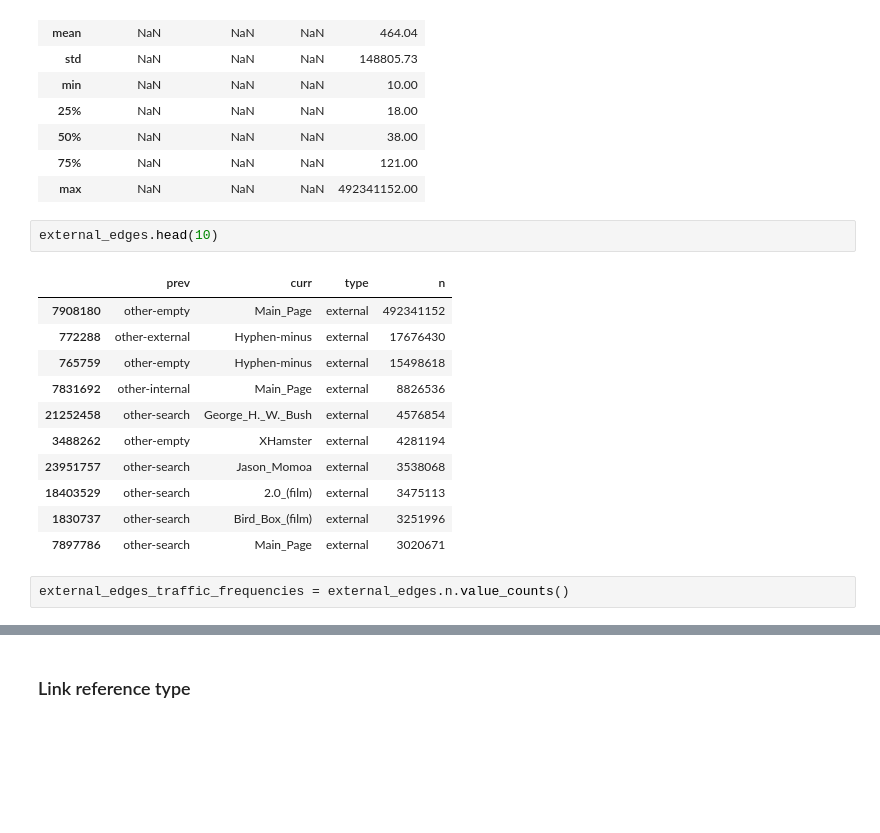
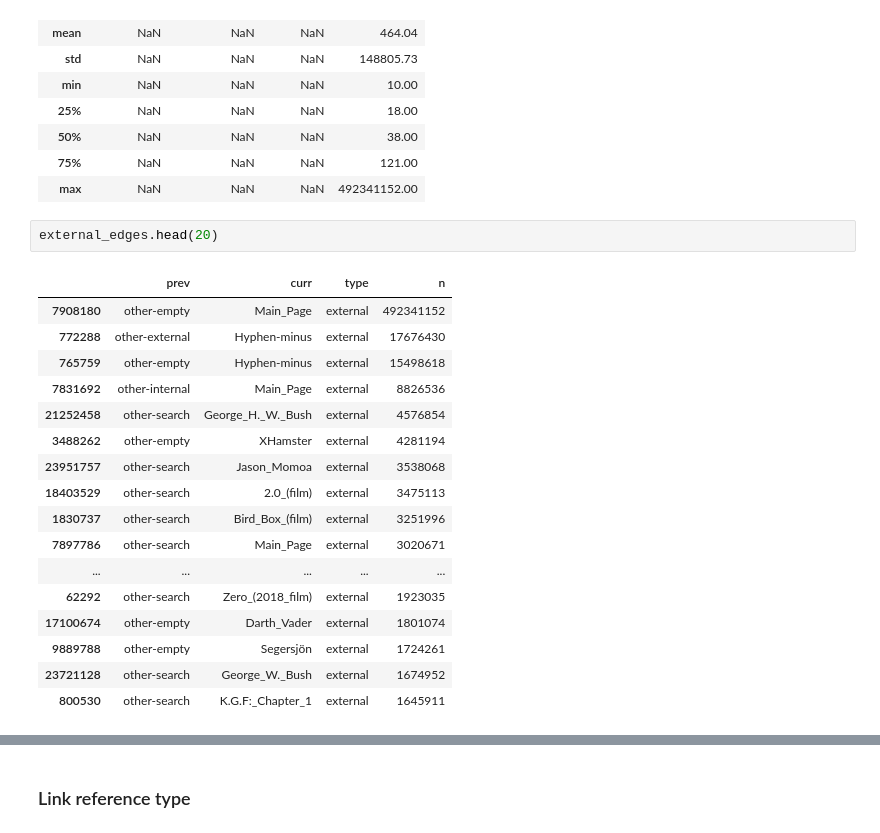
Before and after one commit to 33eyes/wiki-clickstream-graph, a Jupyter notebook: English_Wikipedia_EDA.ipynb, the cells around one changed output, grey strips where cells are left out. Saved outputs shown, nothing was run; the diff lists cells and outputs as text; blank space fills up the shorter version.

```diff
--- a/English_Wikipedia_EDA.ipynb
+++ b/English_Wikipedia_EDA.ipynb
@@ -148,18 +177,22 @@ external_edges.describe(include='all')
 | 75% | NaN | NaN | NaN | 121.00 |
 | max | NaN | NaN | NaN | 492341152.00 |
 # %%
-external_edges.head(10)
+external_edges.head(20)
 # %% [output]
 |  | prev | curr | type | n |
 | 7908180 | other-empty | Main_Page | external | 492341152 |
 | 772288 | other-external | Hyphen-minus | external | 17676430 |
 | 765759 | other-empty | Hyphen-minus | external | 15498618 |
 | 7831692 | other-internal | Main_Page | external | 8826536 |
 | 21252458 | other-search | George_H._W._Bush | external | 4576854 |
 | 3488262 | other-empty | XHamster | external | 4281194 |
 | 23951757 | other-search | Jason_Momoa | external | 3538068 |
 | 18403529 | other-search | 2.0_(film) | external | 3475113 |
 | 1830737 | other-search | Bird_Box_(film) | external | 3251996 |
 | 7897786 | other-search | Main_Page | external | 3020671 |
+| ... | ... | ... | ... | ... |
+| 62292 | other-search | Zero_(2018_film) | external | 1923035 |
+| 17100674 | other-empty | Darth_Vader | external | 1801074 |
+| 9889788 | other-empty | Segersjön | external | 1724261 |
+| 23721128 | other-search | George_W._Bush | external | 1674952 |
+| 800530 | other-search | K.G.F:_Chapter_1 | external | 1645911 |
-# %%
-external_edges_traffic_frequencies = external_edges.n.value_counts()
```
Also changed, not shown: parts of 17 cells of this notebook.
